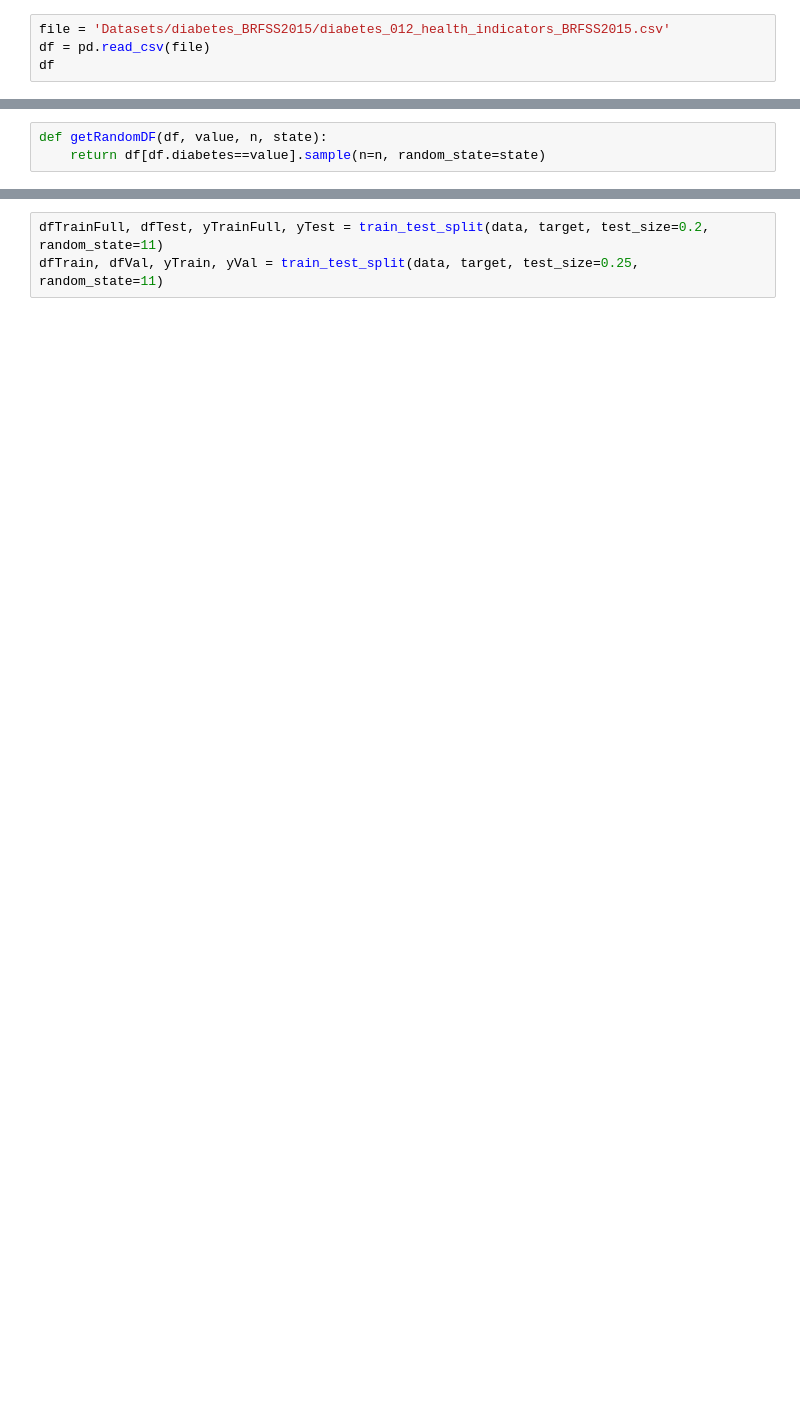
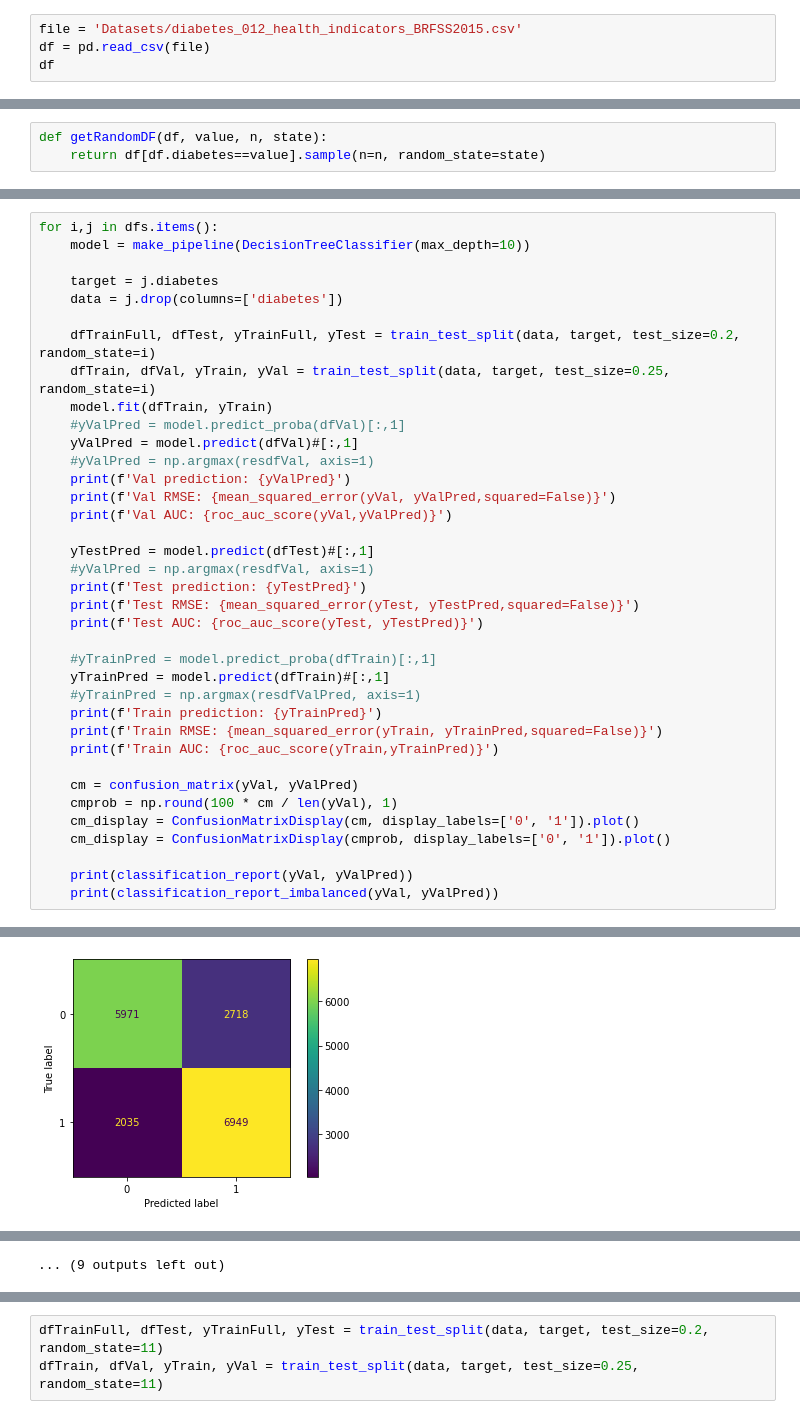
Before and after one commit to maclavijo/MLZoomcamp, a Jupyter notebook: MLZ_MidtermProject/Diabetes.ipynb, the cells around one changed output, grey strips where cells are left out. Saved outputs shown, nothing was run; the diff lists cells and outputs as text; blank space fills up the shorter version.

```diff
--- a/MLZ_MidtermProject/Diabetes.ipynb
+++ b/MLZ_MidtermProject/Diabetes.ipynb
@@ -15,5 +24,5 @@ from sklearn.metrics import confusion_matrix, ConfusionMatrixDisplay, classifica
 # %%
-file = 'Datasets/diabetes_BRFSS2015/diabetes_012_health_indicators_BRFSS2015.csv'
+file = 'Datasets/diabetes_012_health_indicators_BRFSS2015.csv'
 df = pd.read_csv(file)
 df
 # %%
@@ -42,0 +62,38 @@ for i in range(0,10):
+# %%
+for i,j in dfs.items():
+    model = make_pipeline(DecisionTreeClassifier(max_depth=10))
+
+    target = j.diabetes
+    data = j.drop(columns=['diabetes'])
+
+    dfTrainFull, dfTest, yTrainFull, yTest = train_test_split(data, target, test_size=0.2, random_state=i)
+    dfTrain, dfVal, yTrain, yVal = train_test_split(data, target, test_size=0.25, random_state=i)
+    model.fit(dfTrain, yTrain)
+    #yValPred = model.predict_proba(dfVal)[:,1]
+    yValPred = model.predict(dfVal)#[:,1]
+    #yValPred = np.argmax(resdfVal, axis=1)
+    print(f'Val prediction: {yValPred}')
+    print(f'Val RMSE: {mean_squared_error(yVal, yValPred,squared=False)}')
+    print(f'Val AUC: {roc_auc_score(yVal,yValPred)}')
+
+    yTestPred = model.predict(dfTest)#[:,1]
+    #yValPred = np.argmax(resdfVal, axis=1)
+    print(f'Test prediction: {yTestPred}')
+    print(f'Test RMSE: {mean_squared_error(yTest, yTestPred,squared=False)}')
+    print(f'Test AUC: {roc_auc_score(yTest, yTestPred)}')
+
+    #yTrainPred = model.predict_proba(dfTrain)[:,1]
+    yTrainPred = model.predict(dfTrain)#[:,1]
+    #yTrainPred = np.argmax(resdfValPred, axis=1)
+    print(f'Train prediction: {yTrainPred}')
+    print(f'Train RMSE: {mean_squared_error(yTrain, yTrainPred,squared=False)}')
+    print(f'Train AUC: {roc_auc_score(yTrain,yTrainPred)}')
+
+    cm = confusion_matrix(yVal, yValPred)
+    cmprob = np.round(100 * cm / len(yVal), 1)
+    cm_display = ConfusionMatrixDisplay(cm, display_labels=['0', '1']).plot()
+    cm_display = ConfusionMatrixDisplay(cmprob, display_labels=['0', '1']).plot()
+
+    print(classification_report(yVal, yValPred))
+    print(classification_report_imbalanced(yVal, yValPred))
+# %% [output]
@@ -42,0 +117 @@ for i in range(0,10):
+[figure, added]
@@ -42,0 +128 @@ for i in range(0,10):
+... (9 outputs left out)
```
Also changed, not shown: parts of 81 cells of this notebook, 1 other file.
